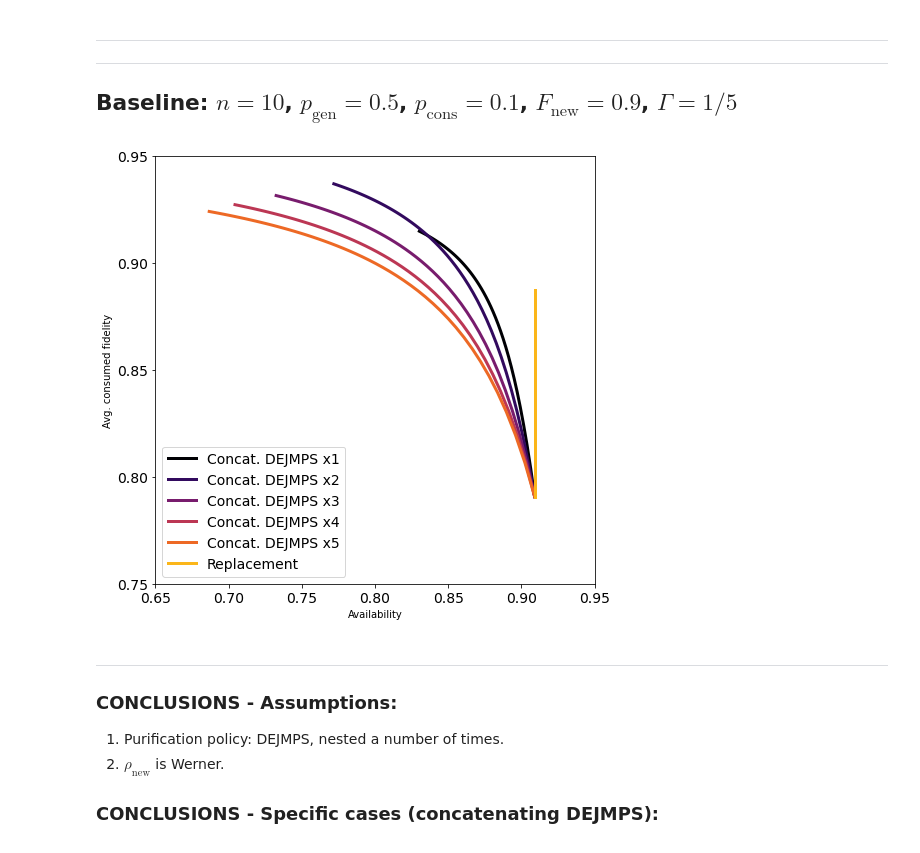
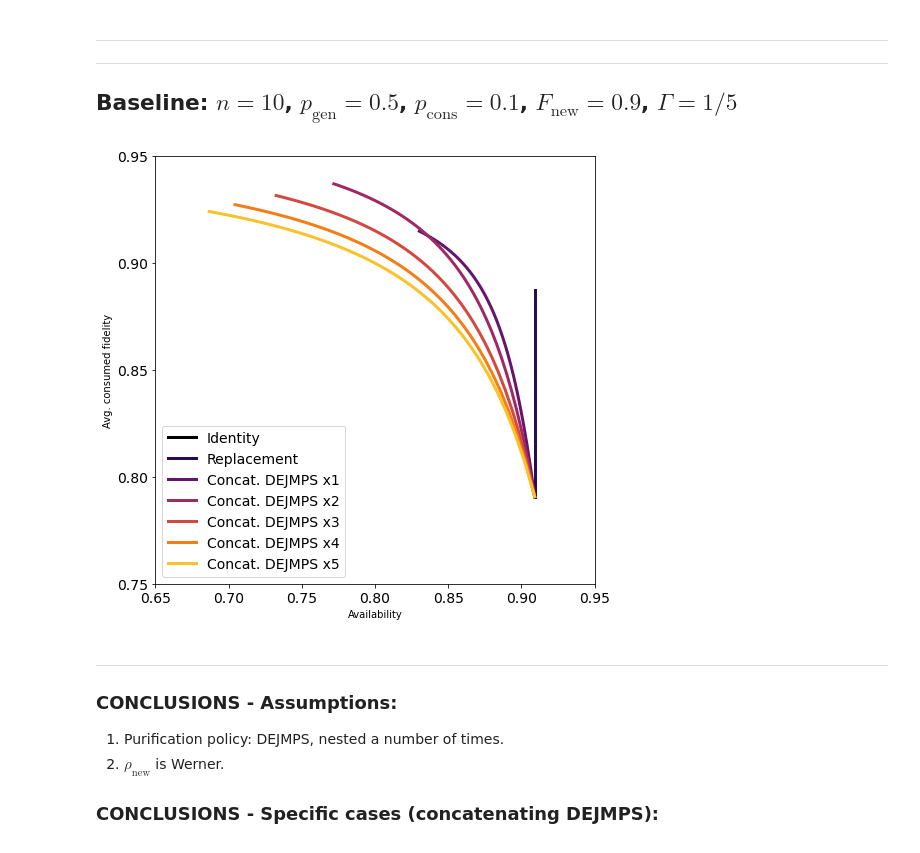
Before and after one commit to AlvaroGI/buffering-1GnB, a Jupyter notebook: RESULTS-concat-DEJMPS.ipynb, the cells around one changed output. Saved outputs shown, nothing was run; the diff lists cells and outputs as text; code cells hidden in the pictures.

Commit message:
final paper plots

```diff
--- a/RESULTS-concat-DEJMPS.ipynb
+++ b/RESULTS-concat-DEJMPS.ipynb
@@ -85,32 +85,31 @@ interactive(children=(IntSlider(value=1, description='n', layout=Layout(width='6
 # %%
 n = 10
 
 # GEN
 p_gen = 0.5
 F_new = 0.9
 rho_new = np.diag([F_new, (1-F_new)/3, (1-F_new)/3, (1-F_new)/3])
 
 # PURIF
 q_purif = np.linspace(0,1,50)
-policy_names = ['Concat. DEJMPS x'+str(i) for i in [1,2,3,4,5]]+['Replacement']
-    # ['Concat. DEJMPS x'+str(i) for i in range(1,n+1)]+['Replacement']
+policy_names = ['Identity']+['Replacement']+['Concat. DEJMPS x'+str(i) for i in [1,2,3,4,5]]
 pur_after_swap = False
 
 # NOISE
 Gamma = 1/50
 
 # CONS
 p_cons = 0.1
 
 # VARYING PARAMETER
 varying_param = 'q_purif'
 
 ## RUN ##
 imp.reload(main)
 main.AFplot_theory(varying_param, n, p_gen, rho_new, q_purif, policy_names, pur_after_swap, Gamma, p_cons,
-                   savefig=True)
+                   savefig=False)
 # %% [output]
-[figure, old version]
+[figure, new version]
 # %% [markdown]
 ---
 ### CONCLUSIONS - Assumptions:
```
Also changed, not shown: parts of 2 cells of this notebook, 5 other files.
